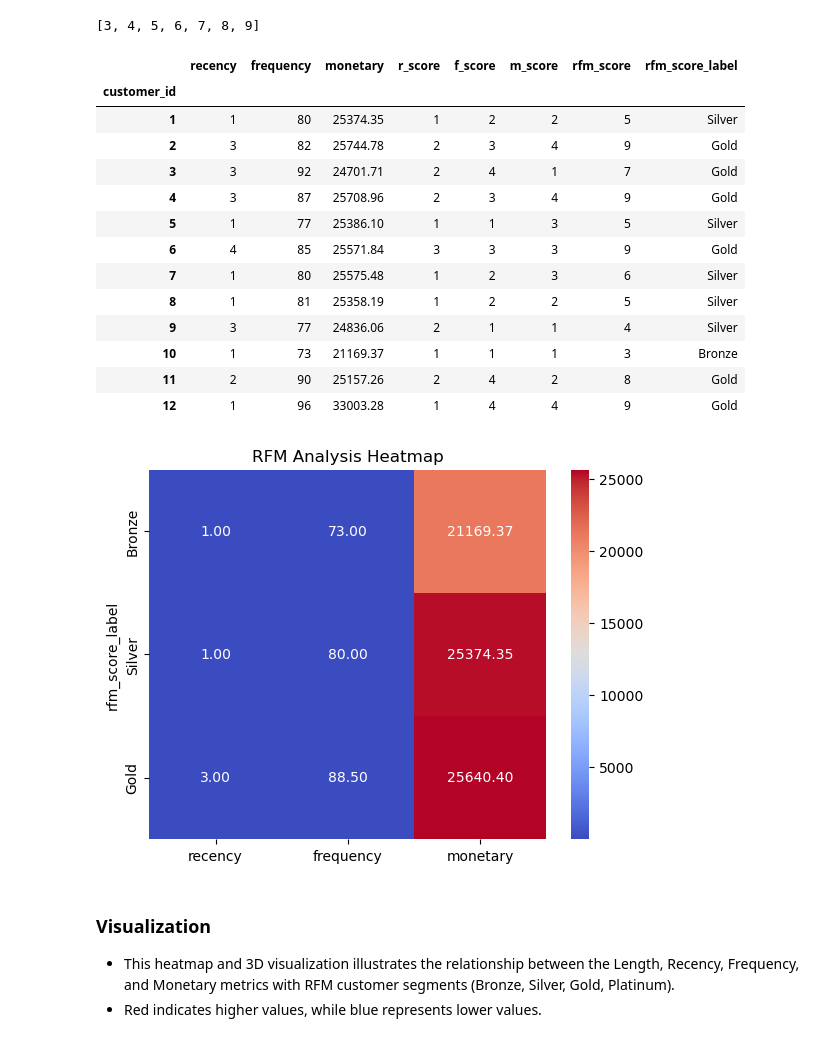
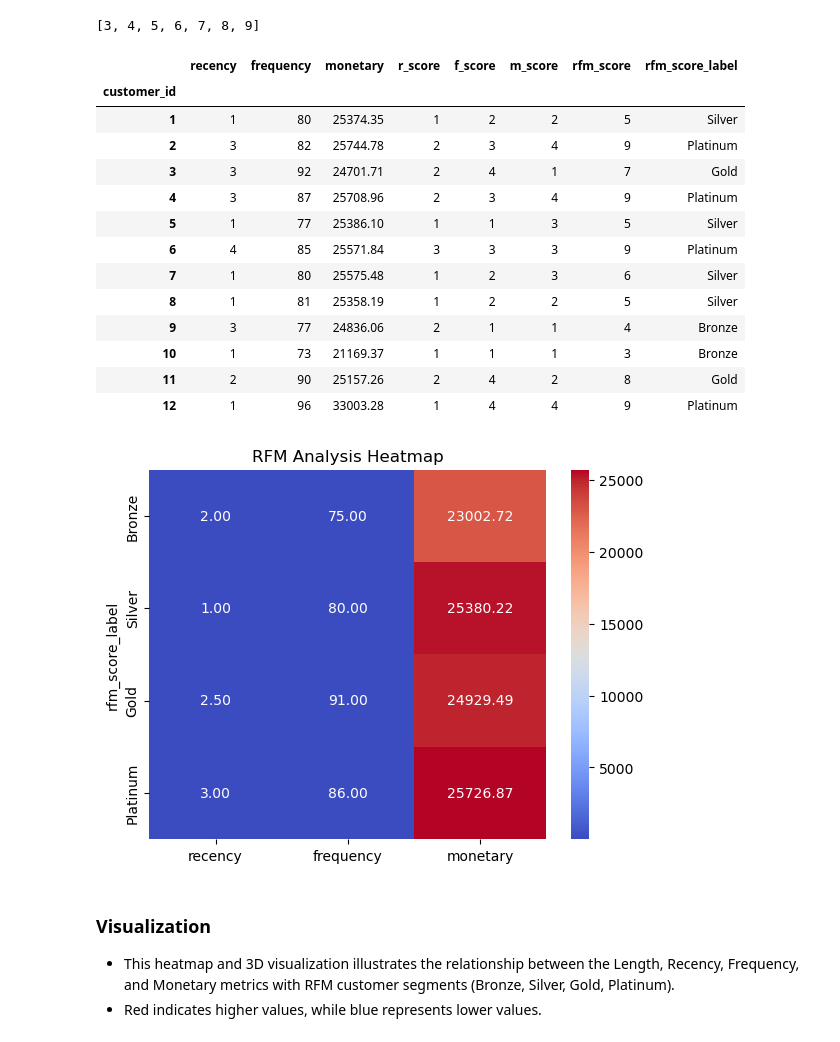
Before and after one commit to hansdarmawann/rfm-myanmar-retail, a Jupyter notebook: RFM_Myanmar_Analysis.ipynb, the cells around one changed output. Cells and saved outputs as stored; diff of their text form; code cells hidden in the pictures.

```diff
--- a/RFM_Myanmar_Analysis.ipynb
+++ b/RFM_Myanmar_Analysis.ipynb
@@ -747,46 +747,46 @@ sorted(df_customer['rfm_score'].unique().tolist())
 [3, 4, 5, 6, 7, 8, 9]
 # %%
 def total_score_labeling(x):
-    if 10 <= x <= 12:
-        return "Platinum"
-    elif 7 <= x <= 9:
-        return "Gold"
-    elif 4 <= x <= 6:
-        return "Silver"
+    if x >= 9:
+        return 'Platinum'
+    elif 7 <= x <= 8:
+        return 'Gold'
+    elif 5 <= x <= 6:
+        return 'Silver'
     else:
-        return "Bronze"
+        return 'Bronze'
 
-df_customer["rfm_score_label"] = df_customer["rfm_score"].apply(total_score_labeling)
-df_customer.sort_values("customer_id")
+df_customer['rfm_score_label'] = df_customer['rfm_score'].apply(total_score_labeling)
+df_customer.sort_values('customer_id')
 # %% [output]
 |  | recency | frequency | monetary | r_score | f_score | m_score | rfm_score | rfm_score_label |
 | customer_id |  |  |  |  |  |  |  |  |
 | 1 | 1 | 80 | 25374.35 | 1 | 2 | 2 | 5 | Silver |
-| 2 | 3 | 82 | 25744.78 | 2 | 3 | 4 | 9 | Gold |
+| 2 | 3 | 82 | 25744.78 | 2 | 3 | 4 | 9 | Platinum |
 | 3 | 3 | 92 | 24701.71 | 2 | 4 | 1 | 7 | Gold |
-| 4 | 3 | 87 | 25708.96 | 2 | 3 | 4 | 9 | Gold |
+| 4 | 3 | 87 | 25708.96 | 2 | 3 | 4 | 9 | Platinum |
 | 5 | 1 | 77 | 25386.10 | 1 | 1 | 3 | 5 | Silver |
-| 6 | 4 | 85 | 25571.84 | 3 | 3 | 3 | 9 | Gold |
+| 6 | 4 | 85 | 25571.84 | 3 | 3 | 3 | 9 | Platinum |
 | 7 | 1 | 80 | 25575.48 | 1 | 2 | 3 | 6 | Silver |
 | 8 | 1 | 81 | 25358.19 | 1 | 2 | 2 | 5 | Silver |
-| 9 | 3 | 77 | 24836.06 | 2 | 1 | 1 | 4 | Silver |
+| 9 | 3 | 77 | 24836.06 | 2 | 1 | 1 | 4 | Bronze |
 | 10 | 1 | 73 | 21169.37 | 1 | 1 | 1 | 3 | Bronze |
 | 11 | 2 | 90 | 25157.26 | 2 | 4 | 2 | 8 | Gold |
-| 12 | 1 | 96 | 33003.28 | 1 | 4 | 4 | 9 | Gold |
+| 12 | 1 | 96 | 33003.28 | 1 | 4 | 4 | 9 | Platinum |
 # %%
 # Define the desired order of tiers
-tier_order = ['Bronze', 'Silver', 'Gold']
+tier_order = ['Bronze', 'Silver', 'Gold', 'Platinum']
 
 # Reorder the pivot table index according to the tier order
 lrfm_heatmap = df_customer.pivot_table(index='rfm_score_label', values=['recency', 'frequency', 'monetary'], aggfunc='median')
 lrfm_heatmap = lrfm_heatmap.loc[tier_order, ['recency', 'frequency', 'monetary']]
 
 # Plot the heatmap
-sns.heatmap(lrfm_heatmap, cmap='coolwarm', annot=True, fmt=".2f")
+sns.heatmap(lrfm_heatmap, cmap='coolwarm', annot=True, fmt='.2f')
 plt.title('RFM Analysis Heatmap')
 plt.show()
 # %% [output]
-[figure, old version]
+[figure, new version]
 # %%
 import plotly.express as px
 
```
Also changed, not shown: parts of 35 cells of this notebook, 1 other file.
